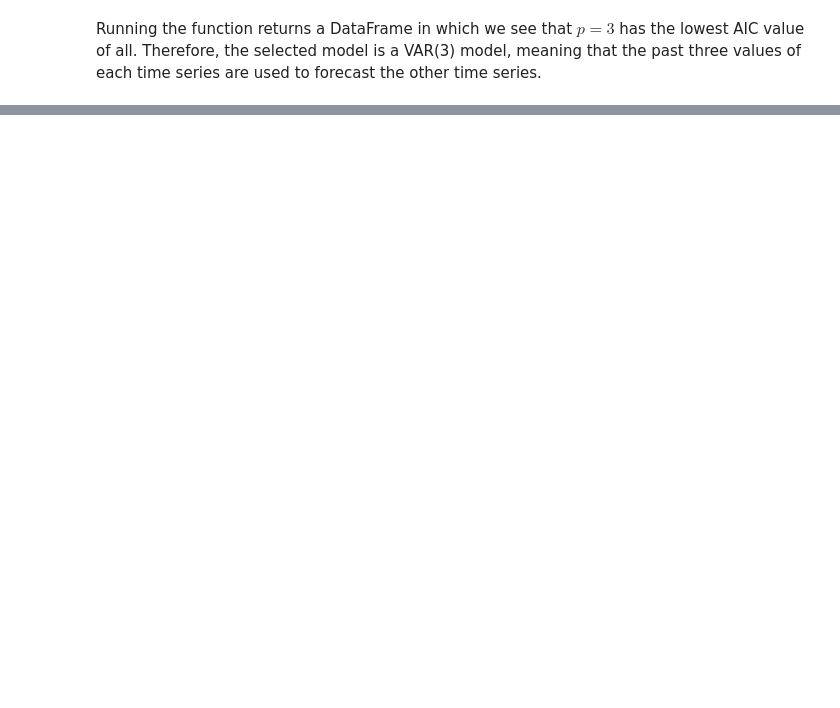
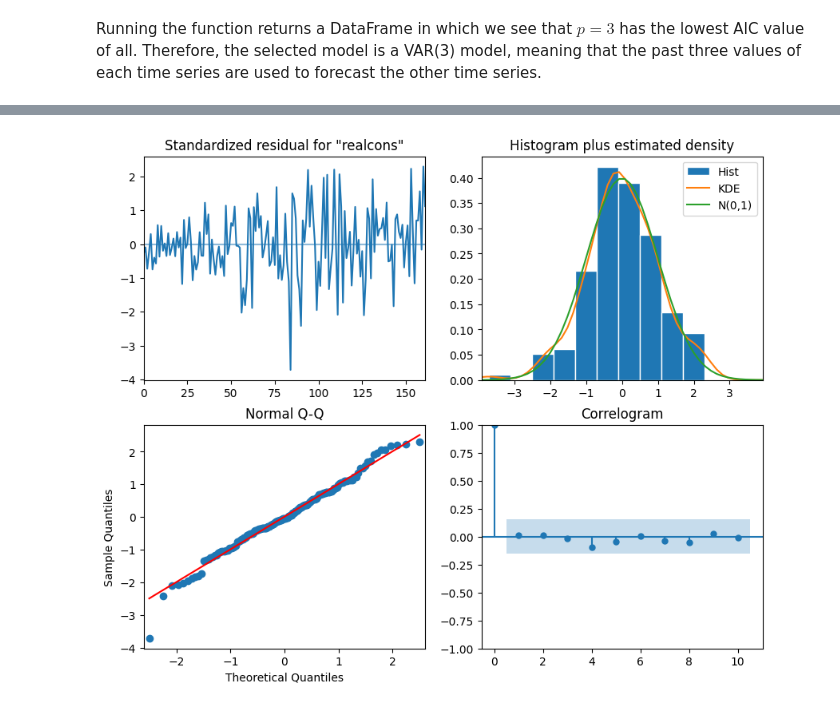
Before and after one commit to JPL-JUNO/Time-Series, a Jupyter notebook: TSFP/code/ch10_forecasting_multiple_time_series.ipynb, the cells around one changed output, grey strips where cells are left out. Cells and saved outputs as stored; diff of their text form; code cells hidden in the pictures; blank space fills up the shorter version.

```diff
--- a/TSFP/code/ch10_forecasting_multiple_time_series.ipynb
+++ b/TSFP/code/ch10_forecasting_multiple_time_series.ipynb
@@ -114,0 +189,6 @@ granger_1 = grangercausalitytests(
+# %%
+# realcons
+best_model_fit.plot_diagnostics(figsize=(10, 8), variable=1)
+plt.savefig("img/CH10_F05.png", dpi=300)
+# %% [output]
+[figure, added]
```
Also changed, not shown: parts of 18 cells of this notebook, 6 other files.
